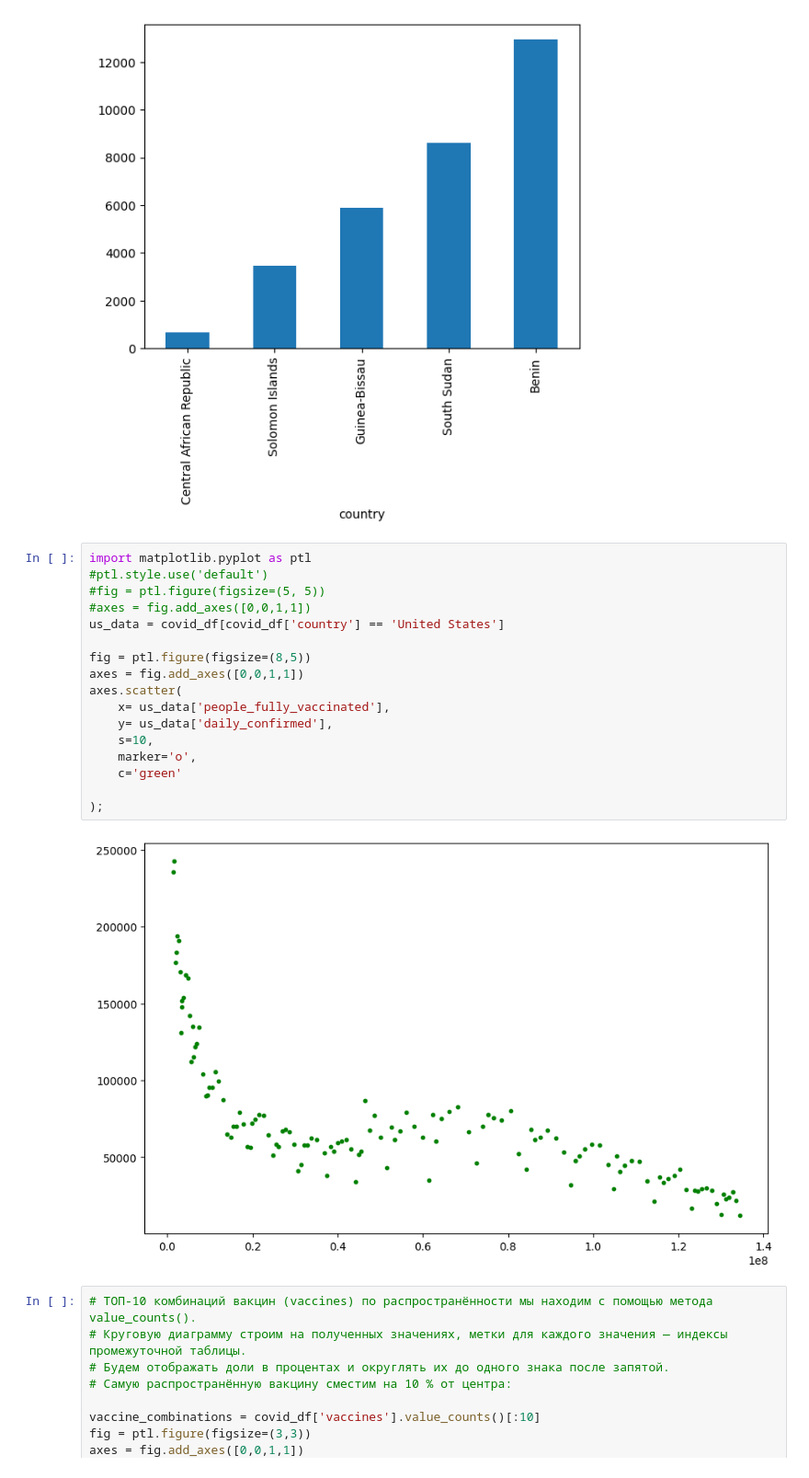
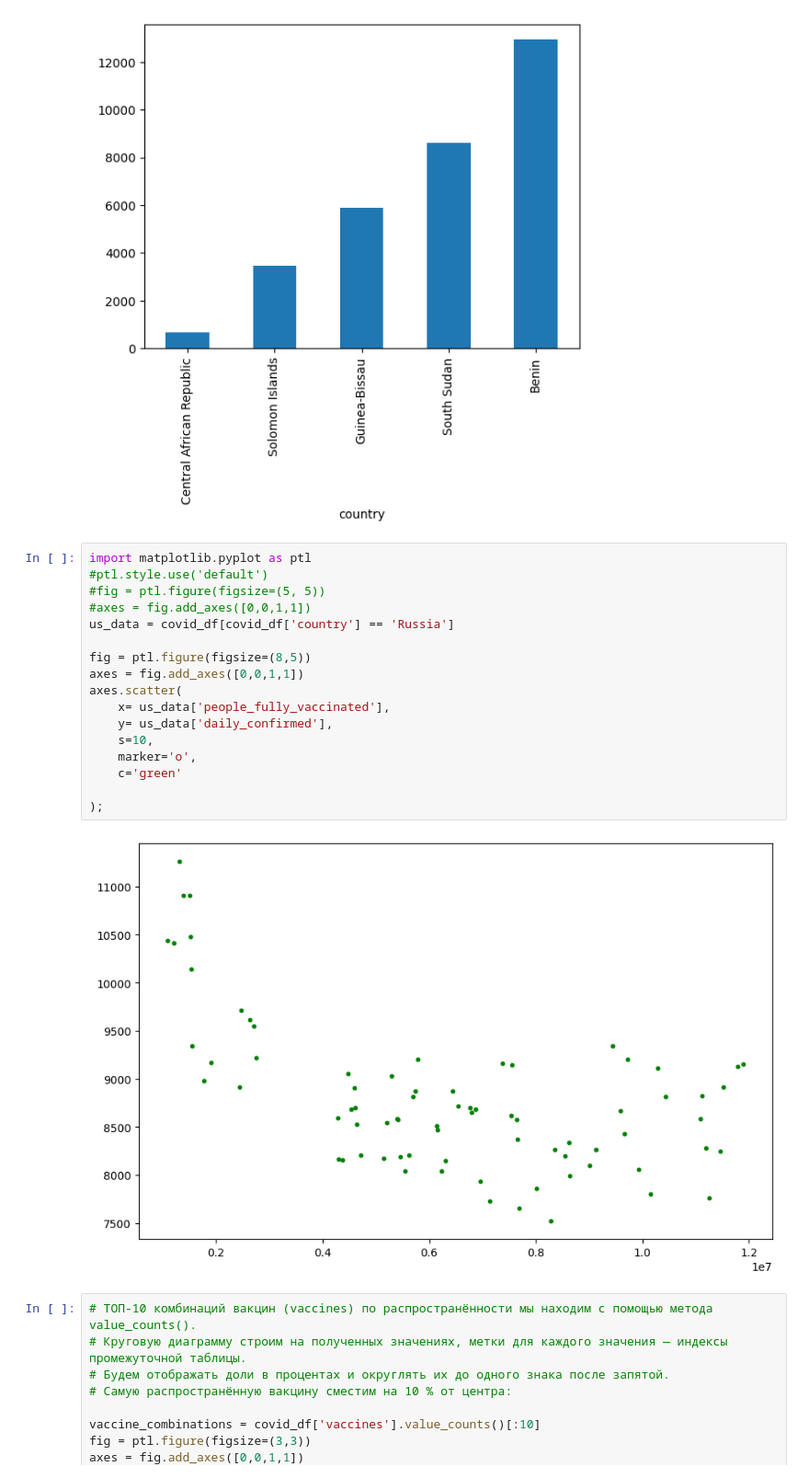
Before and after one commit to AntonPimenov/skillfactory_DC, a Jupyter notebook: project_1/Pandas/Визуализация данных.ipynb, the cells around one changed output. Shown at 92% size. Saved outputs shown, nothing was run; the diff lists cells and outputs as text.

```diff
--- a/project_1/Pandas/Визуализация данных.ipynb
+++ b/project_1/Pandas/Визуализация данных.ipynb
@@ -211,22 +211,22 @@ covid_df.groupby(['country'])['total_vaccinations'].last().nsmallest(5).plot(kin
 # %%
 import matplotlib.pyplot as ptl
 #ptl.style.use('default')
 #fig = ptl.figure(figsize=(5, 5))
 #axes = fig.add_axes([0,0,1,1])
-us_data = covid_df[covid_df['country'] == 'United States']
+us_data = covid_df[covid_df['country'] == 'Russia']
 
 fig = ptl.figure(figsize=(8,5))
 axes = fig.add_axes([0,0,1,1])
 axes.scatter(
     x= us_data['people_fully_vaccinated'],
     y= us_data['daily_confirmed'],
     s=10,
     marker='o',
     c='green'
 
 );
 # %% [output]
-[figure, old version]
+[figure, new version]
 # %%
 # ТОП-10 комбинаций вакцин (vaccines) по распространённости мы находим с помощью метода value_counts().
 # Круговую диаграмму строим на полученных значениях, метки для каждого значения — индексы промежуточной таблицы.
```
Also changed, not shown: parts of 14 cells of this notebook, 7 other files.
